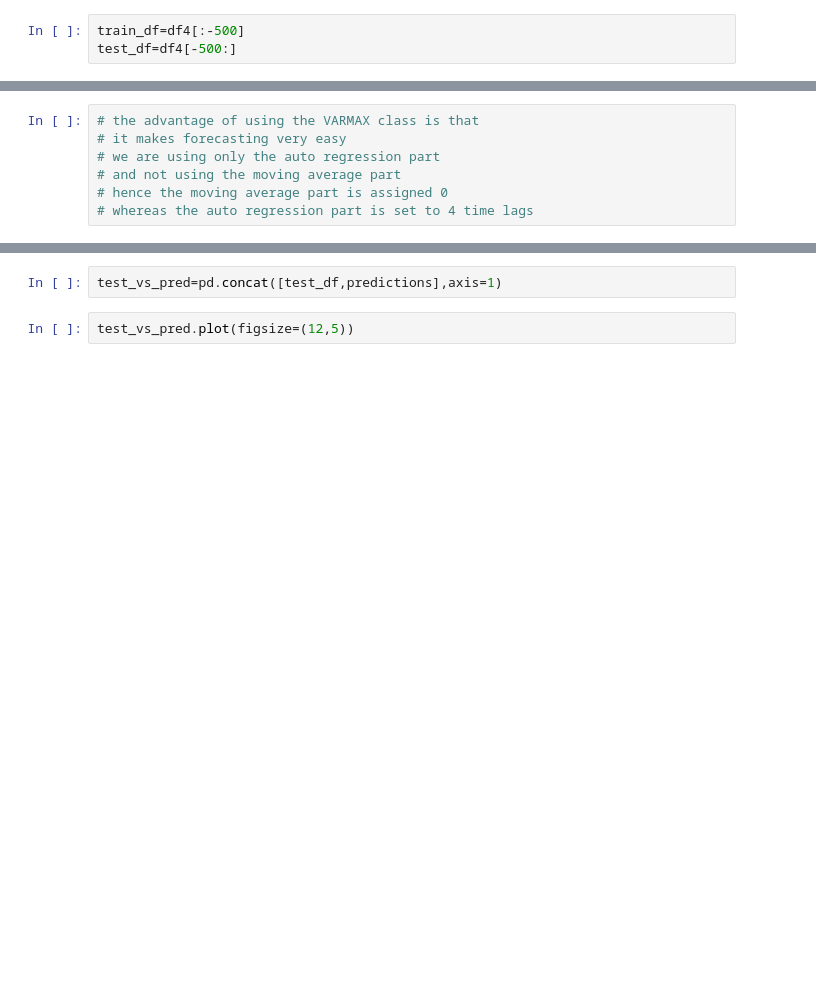
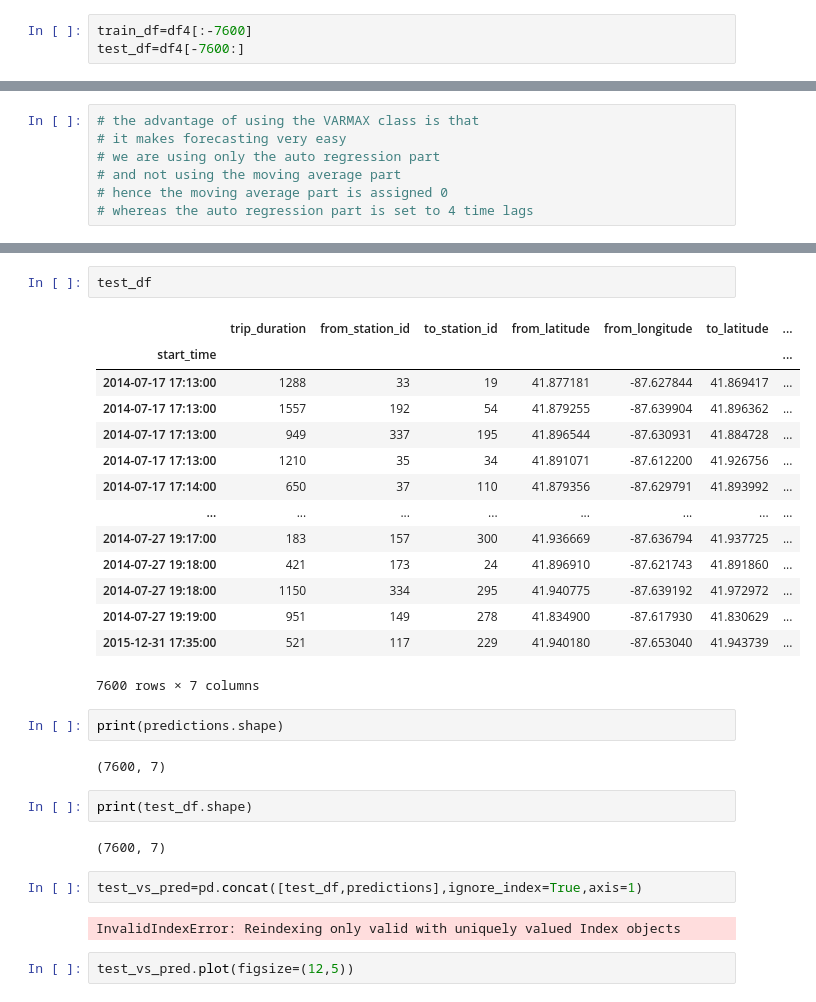
Before and after one commit to astrodestroyergithub/Divvy-Bike-Share, a Jupyter notebook: CODE/var_model_implementation.ipynb, the cells around one changed output, grey strips where cells are left out. Drawn from its saved outputs; the diff is of its cells as text; blank space fills up the shorter version.

```diff
--- a/CODE/var_model_implementation.ipynb
+++ b/CODE/var_model_implementation.ipynb
@@ -173,8 +173,8 @@ print(df4.shape)
 # %% [output]
 (76000, 7)
 # %%
-train_df=df4[:-500]
-test_df=df4[-500:]
+train_df=df4[:-7600]
+test_df=df4[-7600:]
 # %%
 print(test_df.shape)
 # %% [output]
@@ -228,5 +262,32 @@ predictions
+# %%
+test_df
+# %% [output]
+|  | trip_duration | from_station_id | to_station_id | from_latitude | from_longitude | to_latitude | ... |
+| start_time |  |  |  |  |  |  | ... |
+| 2014-07-17 17:13:00 | 1288 | 33 | 19 | 41.877181 | -87.627844 | 41.869417 | ... |
+| 2014-07-17 17:13:00 | 1557 | 192 | 54 | 41.879255 | -87.639904 | 41.896362 | ... |
+| 2014-07-17 17:13:00 | 949 | 337 | 195 | 41.896544 | -87.630931 | 41.884728 | ... |
+| 2014-07-17 17:13:00 | 1210 | 35 | 34 | 41.891071 | -87.612200 | 41.926756 | ... |
+| 2014-07-17 17:14:00 | 650 | 37 | 110 | 41.879356 | -87.629791 | 41.893992 | ... |
+| ... | ... | ... | ... | ... | ... | ... | ... |
+| 2014-07-27 19:17:00 | 183 | 157 | 300 | 41.936669 | -87.636794 | 41.937725 | ... |
+| 2014-07-27 19:18:00 | 421 | 173 | 24 | 41.896910 | -87.621743 | 41.891860 | ... |
+| 2014-07-27 19:18:00 | 1150 | 334 | 295 | 41.940775 | -87.639192 | 41.972972 | ... |
+| 2014-07-27 19:19:00 | 951 | 149 | 278 | 41.834900 | -87.617930 | 41.830629 | ... |
+| 2015-12-31 17:35:00 | 521 | 117 | 229 | 41.940180 | -87.653040 | 41.943739 | ... |
+7600 rows × 7 columns
+# %%
+print(predictions.shape)
+# %% [output]
+(7600, 7)
+# %%
+print(test_df.shape)
+# %% [output]
+(7600, 7)
 # %%
-test_vs_pred=pd.concat([test_df,predictions],axis=1)
+test_vs_pred=pd.concat([test_df,predictions],ignore_index=True,axis=1)
+# %% [output]
+InvalidIndexError: Reindexing only valid with uniquely valued Index objects
 # %%
 test_vs_pred.plot(figsize=(12,5))
 # %%
```
Also changed, not shown: parts of 9 cells of this notebook, 1 other file.
